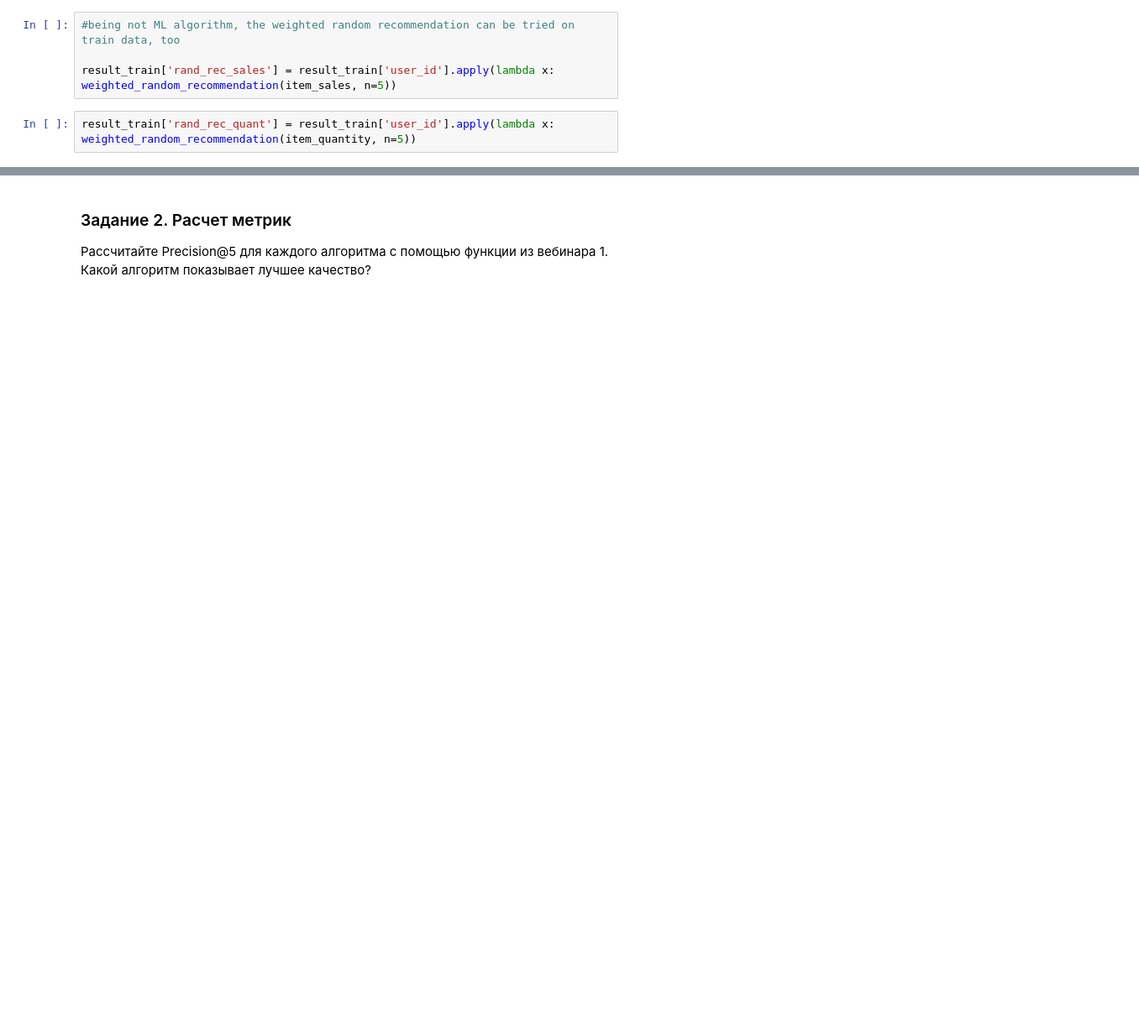
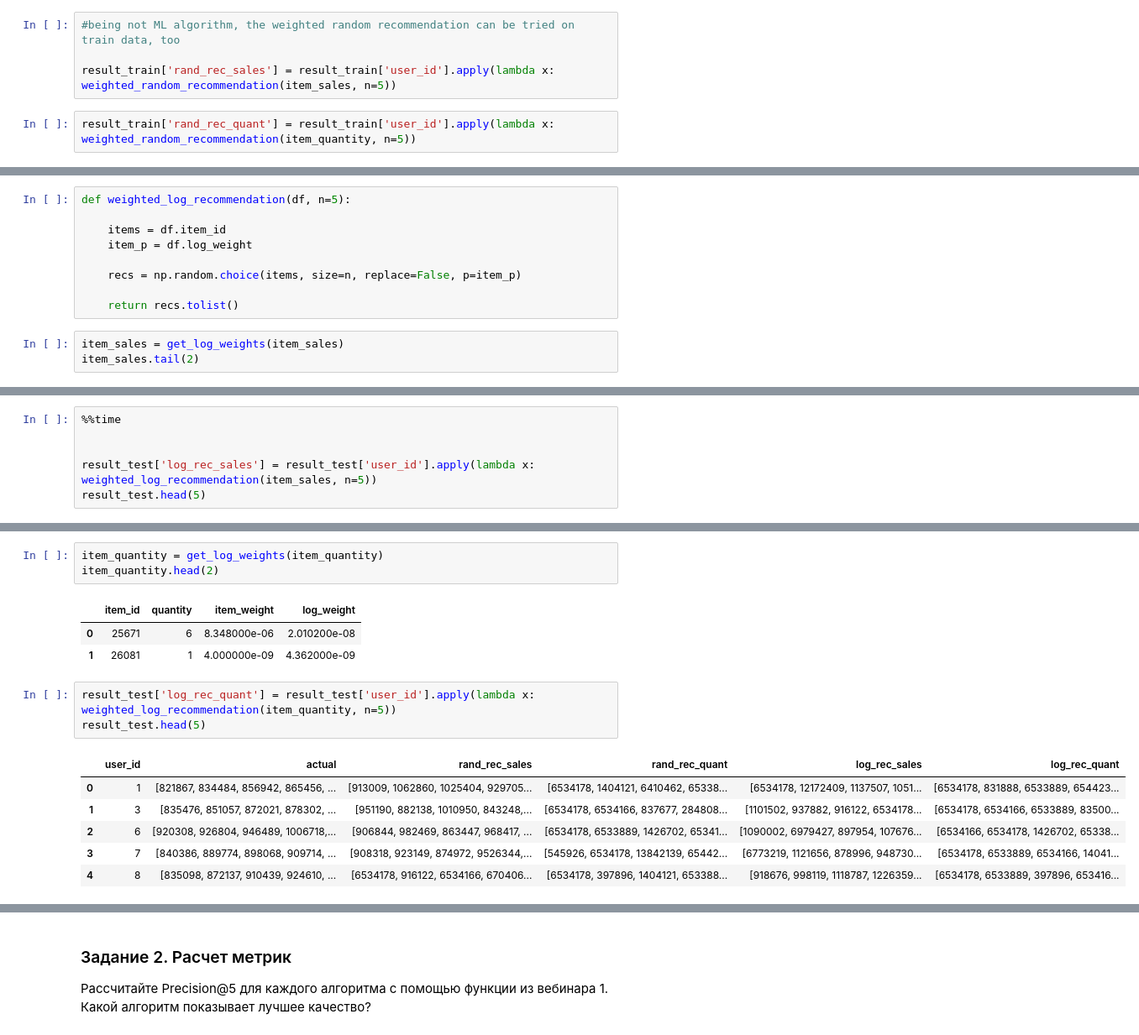
Before and after one commit to aldalinde/ReSys, a Jupyter notebook: hw_webinar_2.ipynb, the cells around one changed output, grey strips where cells are left out. Shown at 84% size. Cells and saved outputs as stored; diff of their text form; blank space fills up the shorter version.

Commit message:
log weights added

```diff
--- a/hw_webinar_2.ipynb
+++ b/hw_webinar_2.ipynb
@@ -189,0 +215,12 @@ result_train.head(5)
+# %%
+def weighted_log_recommendation(df, n=5):
+
+    items = df.item_id
+    item_p = df.log_weight
+
+    recs = np.random.choice(items, size=n, replace=False, p=item_p)
+
+    return recs.tolist()
+# %%
+item_sales = get_log_weights(item_sales)
+item_sales.tail(2)
@@ -189,0 +231,6 @@ result_train.head(5)
+# %%
+%%time
+
+
+result_test['log_rec_sales'] = result_test['user_id'].apply(lambda x: weighted_log_recommendation(item_sales, n=5))
+result_test.head(5)
@@ -189,0 +245,17 @@ result_train.head(5)
+# %%
+item_quantity = get_log_weights(item_quantity)
+item_quantity.head(2)
+# %% [output]
+|  | item_id | quantity | item_weight | log_weight |
+| 0 | 25671 | 6 | 8.348000e-06 | 2.010200e-08 |
+| 1 | 26081 | 1 | 4.000000e-09 | 4.362000e-09 |
+# %%
+result_test['log_rec_quant'] = result_test['user_id'].apply(lambda x: weighted_log_recommendation(item_quantity, n=5))
+result_test.head(5)
+# %% [output]
+|  | user_id | actual | rand_rec_sales | rand_rec_quant | log_rec_sales | log_rec_quant |
+| 0 | 1 | [821867, 834484, 856942, 865456, ... | [913009, 1062860, 1025404, 929705... | [6534178, 1404121, 6410462, 65338... | [6534178, 12172409, 1137507, 1051... | [6534178, 831888, 6533889, 654423... |
+| 1 | 3 | [835476, 851057, 872021, 878302, ... | [951190, 882138, 1010950, 843248,... | [6534178, 6534166, 837677, 284808... | [1101502, 937882, 916122, 6534178... | [6534178, 6534166, 6533889, 83500... |
+| 2 | 6 | [920308, 926804, 946489, 1006718,... | [906844, 982469, 863447, 968417, ... | [6534178, 6533889, 1426702, 65341... | [1090002, 6979427, 897954, 107676... | [6534166, 6534178, 1426702, 65338... |
+| 3 | 7 | [840386, 889774, 898068, 909714, ... | [908318, 923149, 874972, 9526344,... | [545926, 6534178, 13842139, 65442... | [6773219, 1121656, 878996, 948730... | [6534178, 6533889, 6534166, 14041... |
+| 4 | 8 | [835098, 872137, 910439, 924610, ... | [6534178, 916122, 6534166, 670406... | [6534178, 397896, 1404121, 653388... | [918676, 998119, 1118787, 1226359... | [6534178, 6533889, 397896, 653416... |
```
Also changed, not shown: parts of 20 cells of this notebook.
